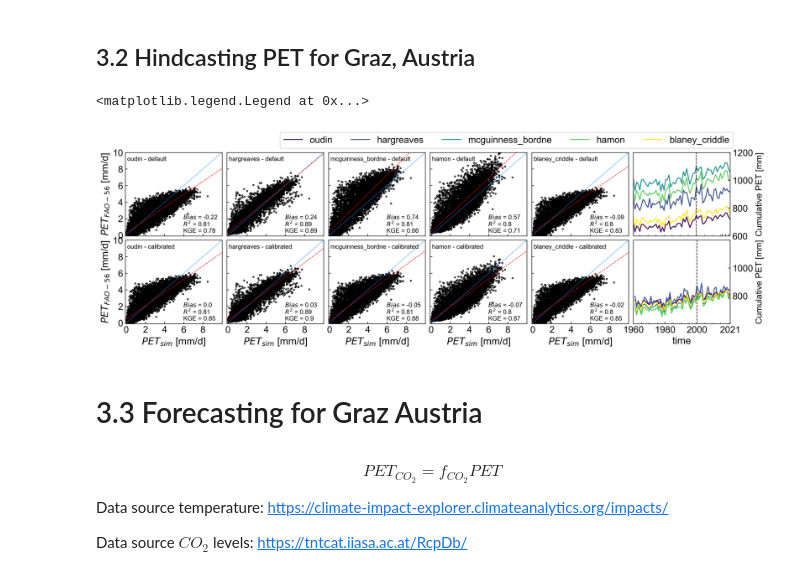
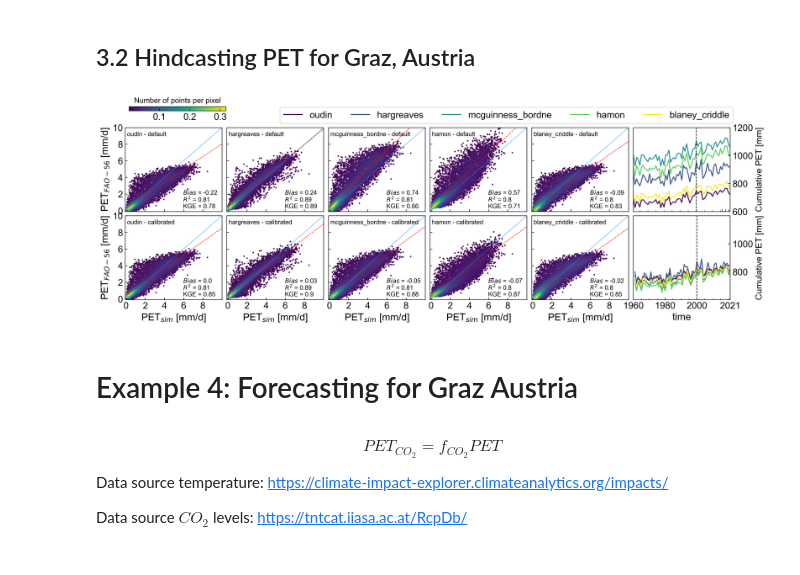
Before and after one commit to pyet-org/pyet, a Jupyter notebook: examples/00_example_paper.ipynb, the cells around one changed output. Drawn from its saved outputs; the diff is of its cells as text; code cells hidden in the pictures.

```diff
--- a/examples/00_example_paper.ipynb
+++ b/examples/00_example_paper.ipynb
@@ -587,47 +710,48 @@ figw_2c = 17.5  # maximum width for 2 columns
 
 fig, axs = plt.subplots(ncols=6, nrows=2, figsize=(figw_2c, 5), dpi=300)
 for i in np.arange(0, len(methods)):
-    axs[0,i] = scatter_1(axs[0,i], obs, simulate(params[i], methods[i], input2[i]), label=f"{methods[i]} - default")
-    axs[1,i] = scatter_1(axs[1,i], obs, simulate(sollutions2[i], methods[i], input2[i]), label=f"{methods[i]} - calibrated")
+    density = scatter_1(axs[0,i], obs, simulate(params[i], methods[i], input2[i]), label=f"{methods[i]} - default")
+    density = scatter_1(axs[1,i], obs, simulate(sollutions2[i], methods[i], input2[i]), label=f"{methods[i]} - calibrated")
     axs[0, i].set_xticklabels([])
-    axs[1, i].set_xlabel(r"$PET_{sim}$ [mm/d]")
+    axs[1, i].set_xlabel(r"PET$_{sim}$ [mm/d]")
     axs[1, i].set_xticklabels((0,2,4,6,8,""))
 for col in (1, 2, 3, 4):
     axs[0, col].set_yticklabels([])
     axs[1, col].set_yticklabels([])
 plt.subplots_adjust(wspace=0.1, hspace=0.1)
 for row in (0, 1):
-    axs[row, 0].set_ylabel(r"$PET_{FAO-56}$ [mm/d]")
+    axs[row, 0].set_ylabel(r"PET$_{FAO-56}$ [mm/d]")
 
 viridis = cm.get_cmap('viridis', len(df_def.columns))
 colors = [viridis(i) for i in range(0, len(df_def.columns))]
 df_def.resample("y").sum().plot(ax=axs[0, 5], legend=False, color=colors)
 df_cali.resample("y").sum().plot(ax=axs[1, 5], legend=False, color=colors)
 axs[0,5].axvline(pd.Timestamp("2000-1-1"), color="k", linestyle="--", lw=1)
 axs[1,5].axvline(pd.Timestamp("2000-1-1"), color="k", linestyle="--", lw=1)
 #pet_df_def.cumsum().plot(ax=axs[0, 5], legend=False)
 #obs.cumsum().plot(ax=axs[0,5], label="pm_fao56$ [mm/d]", color="k", linestyle="--", )
 #obs.cumsum().plot(ax=axs[1,5], label="pm_fao56", color="k", linestyle="--", )
 #pet_df_cali.cumsum().plot(ax=axs[1, 5], legend=False)
 for i in (0,1):
     axs[i,5].yaxis.tick_right()
     axs[i,5].yaxis.set_label_position("right")
     axs[i,5].set_xticks((pd.Timestamp("2016-1-1"), pd.Timestamp("2018-1-1"), pd.Timestamp("2020-1-1")))
     axs[i,5].set_ylim(600, 1200)
     axs[i,5].set_ylabel("Cumulative PET [mm]", fontsize=14)
 axs[0,5].set_xticklabels("");
 axs[1,5].set_xticks(["1960-1-1", "1980-1-1", "2000-1-1", "2021-1-1"]);
 axs[1,5].set_xticklabels(["1960", "1980", "2000", "2021"]);
 axs[0,5].set_xlabel("");
 plt.subplots_adjust(hspace=0.05, wspace=0.05)
 axs[1,5].set_yticklabels(["",800,1000,""])
 axs[0,5].legend(loc=(-3.65,1.05), ncol=7, bbox_transform=axs[1,5].transAxes)
-#fig.savefig("figure3.png", dpi=600, bbox_inches="tight")
+clb = fig.colorbar(density, orientation="horizontal", ax=axs[0, 0], cax = axs[0, 0].inset_axes([0.04, 1.2, 1, 0.05]))
+clb.ax.set_title("Number of points per pixel")
+fig.savefig("figure4.png", dpi=600, bbox_inches="tight")
 # %% [output]
-<matplotlib.legend.Legend at 0x...>
-[figure, old version]
+[figure, new version]
 # %% [markdown]
-# 3.3 Forecasting for Graz Austria
+# Example 4: Forecasting for Graz Austria
 # %% [markdown]
 $$ PET_{CO_2} = f_{CO_2} PET $$
 
```
Also changed, not shown: parts of 12 cells of this notebook.
